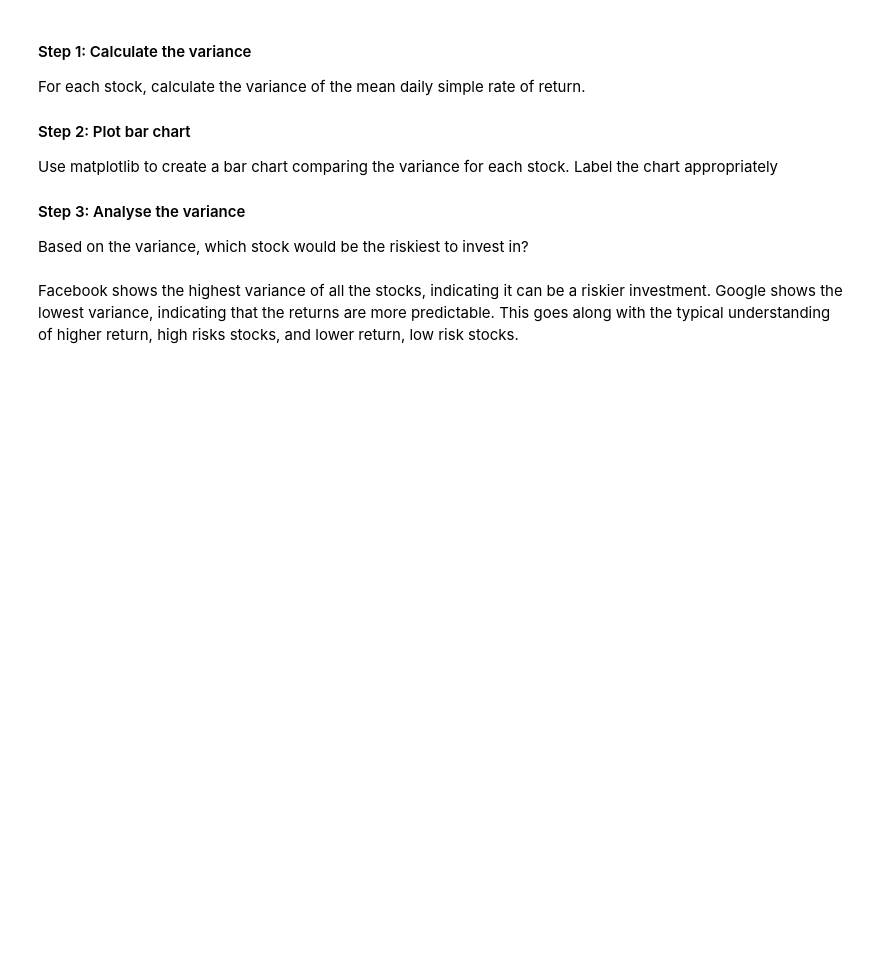
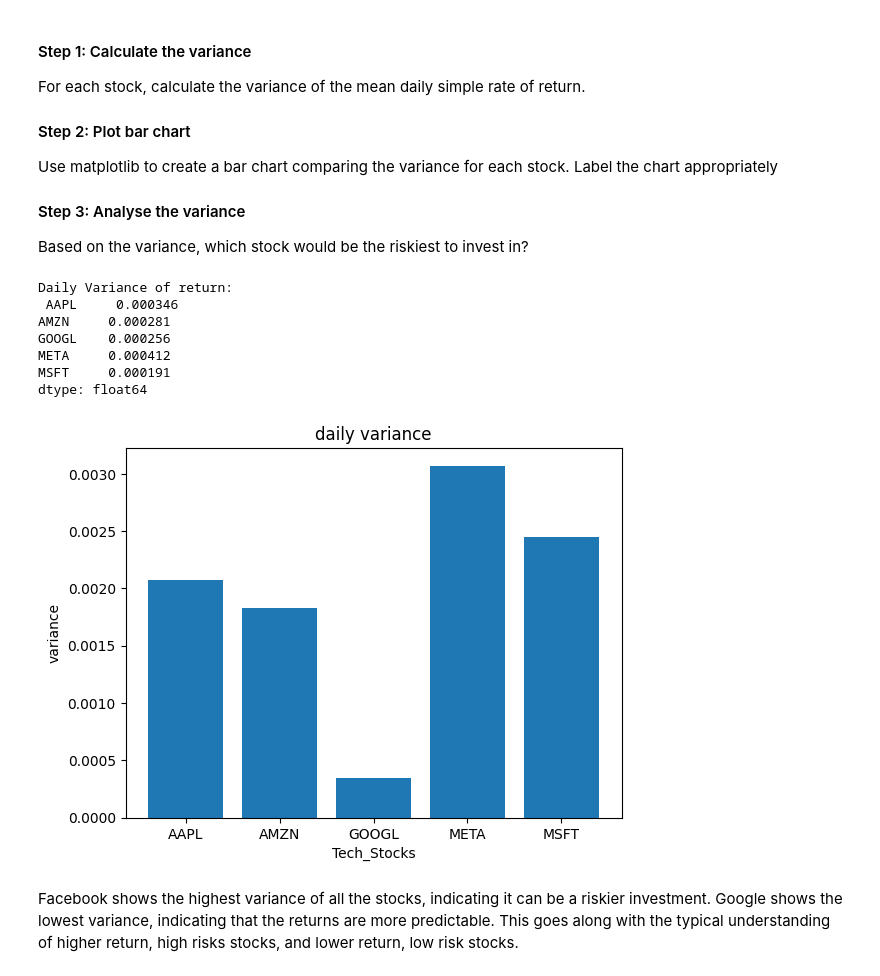
Before and after one commit to vhurdaneta/Visualazing-Tech-Stocks-Project---Analyze-Financial-Data-with-Python, a Jupyter notebook: visualizing_tech_stocks.ipynb, the cells around one changed output. Cells and saved outputs as stored; diff of their text form; code cells hidden in the pictures; blank space fills up the shorter version.

```diff
--- a/visualizing_tech_stocks.ipynb
+++ b/visualizing_tech_stocks.ipynb
@@ -181,6 +181,41 @@ For each stock, calculate the variance of the mean daily simple rate of return.
 Use matplotlib to create a bar chart comparing the variance for each stock. Label the chart appropriately
 #### Step 3: Analyse the variance
 Based on the variance, which stock would be the riskiest to invest in?
+# %%
+#Daily mean of return
+print('Daily Variance of return:\n', stock_data_daily_returns.var())
+
+# grab each variance value for the y axis
+# grab each mean value for the y axis
+height = []
+for col in stock_data_daily_returns.columns:
+    height.append(stock_data_daily_returns[col].mean())
+
+# arrange keys on x axis based on length
+x_pos = np.arange(len(stock_data_daily_returns.columns))
+
+# plot bars
+plt.bar(x_pos, height)
+
+# create names on the x-axis
+plt.xticks(x_pos, stock_data_daily_returns.columns)
+
+# label chart
+plt.xlabel("Tech_Stocks")
+plt.ylabel("variance")
+plt.title("daily variance")
+
+# show graphic
+plt.show()
+# %% [output]
+Daily Variance of return:
+ AAPL     0.000346
+AMZN     0.000281
+GOOGL    0.000256
+META     0.000412
+MSFT     0.000191
+dtype: float64
+[figure, added]
 # %% [markdown]
 Facebook shows the highest variance of all the stocks, indicating it can be a riskier investment. Google shows the lowest variance, indicating that the returns are more predictable. This goes along with the typical understanding of higher return, high risks stocks, and lower return, low risk stocks.
 # %% [markdown]
```
